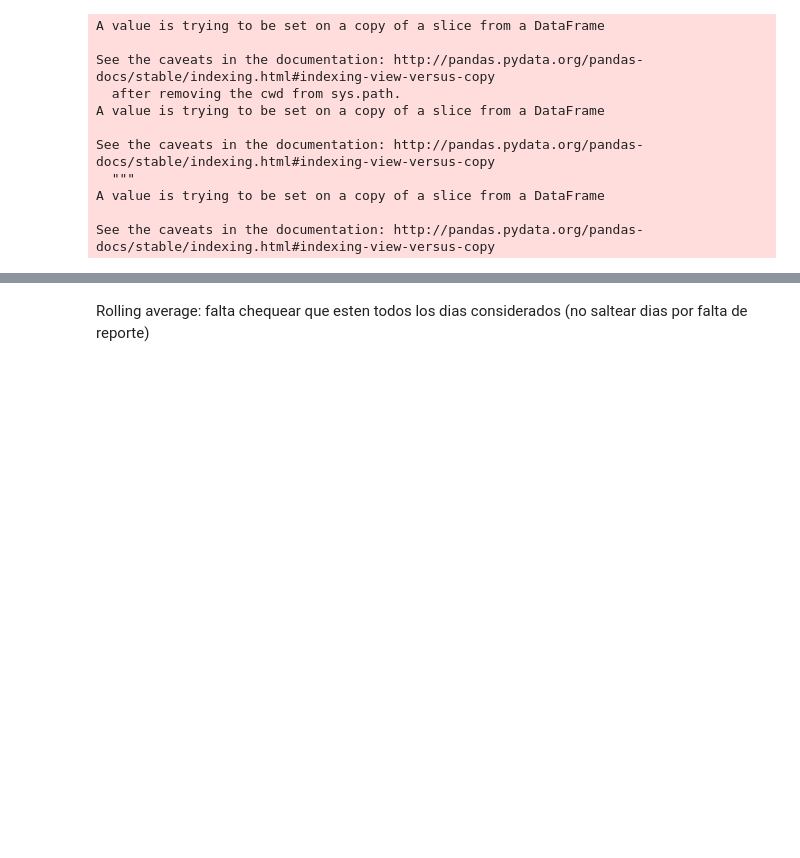
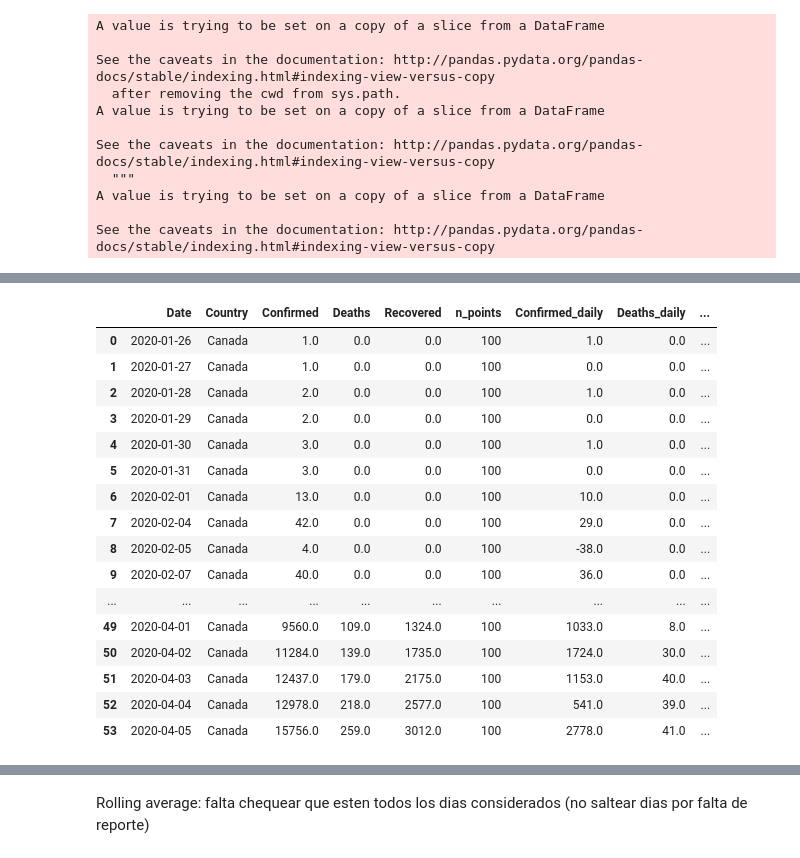
Before and after one commit to cnegrelli/COVID_19, a Jupyter notebook: csse_covid_19_data/csse_covid_19_daily_reports/COVID-19.ipynb, the cells around one changed output, grey strips where cells are left out. Drawn from its saved outputs; the diff is of its cells as text; code cells hidden in the pictures; blank space fills up the shorter version.

Commit message:
Daily cases cleaned for countries starting with C

```diff
--- a/csse_covid_19_data/csse_covid_19_daily_reports/COVID-19.ipynb
+++ b/csse_covid_19_data/csse_covid_19_daily_reports/COVID-19.ipynb
@@ -1268,0 +1288,2 @@ See the caveats in the documentation: http://pandas.pydata.org/pandas-docs/stabl
+# %%
+d['Cambodia'] = clean_row(d['Cambodia'],[5,6,7,8])
@@ -1268,0 +1316,2 @@ See the caveats in the documentation: http://pandas.pydata.org/pandas-docs/stabl
+# %%
+d['Cameroon'] = clean_row(d['Cameroon'],[1,5])
@@ -1268,0 +1330,20 @@ See the caveats in the documentation: http://pandas.pydata.org/pandas-docs/stabl
+# %%
+d['Canada'].head(54)
+# %% [output]
+|  | Date | Country | Confirmed | Deaths | Recovered | n_points | Confirmed_daily | Deaths_daily | ... |
+| 0 | 2020-01-26 | Canada | 1.0 | 0.0 | 0.0 | 100 | 1.0 | 0.0 | ... |
+| 1 | 2020-01-27 | Canada | 1.0 | 0.0 | 0.0 | 100 | 0.0 | 0.0 | ... |
+| 2 | 2020-01-28 | Canada | 2.0 | 0.0 | 0.0 | 100 | 1.0 | 0.0 | ... |
+| 3 | 2020-01-29 | Canada | 2.0 | 0.0 | 0.0 | 100 | 0.0 | 0.0 | ... |
+| 4 | 2020-01-30 | Canada | 3.0 | 0.0 | 0.0 | 100 | 1.0 | 0.0 | ... |
+| 5 | 2020-01-31 | Canada | 3.0 | 0.0 | 0.0 | 100 | 0.0 | 0.0 | ... |
+| 6 | 2020-02-01 | Canada | 13.0 | 0.0 | 0.0 | 100 | 10.0 | 0.0 | ... |
+| 7 | 2020-02-04 | Canada | 42.0 | 0.0 | 0.0 | 100 | 29.0 | 0.0 | ... |
+| 8 | 2020-02-05 | Canada | 4.0 | 0.0 | 0.0 | 100 | -38.0 | 0.0 | ... |
+| 9 | 2020-02-07 | Canada | 40.0 | 0.0 | 0.0 | 100 | 36.0 | 0.0 | ... |
+| ... | ... | ... | ... | ... | ... | ... | ... | ... | ... |
+| 49 | 2020-04-01 | Canada | 9560.0 | 109.0 | 1324.0 | 100 | 1033.0 | 8.0 | ... |
+| 50 | 2020-04-02 | Canada | 11284.0 | 139.0 | 1735.0 | 100 | 1724.0 | 30.0 | ... |
+| 51 | 2020-04-03 | Canada | 12437.0 | 179.0 | 2175.0 | 100 | 1153.0 | 40.0 | ... |
+| 52 | 2020-04-04 | Canada | 12978.0 | 218.0 | 2577.0 | 100 | 541.0 | 39.0 | ... |
+| 53 | 2020-04-05 | Canada | 15756.0 | 259.0 | 3012.0 | 100 | 2778.0 | 41.0 | ... |
```
Also changed, not shown: parts of 32 cells of this notebook.
